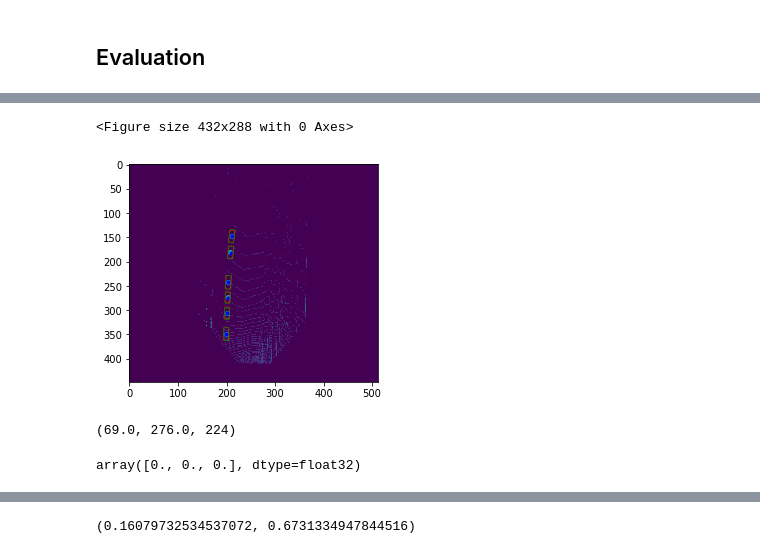
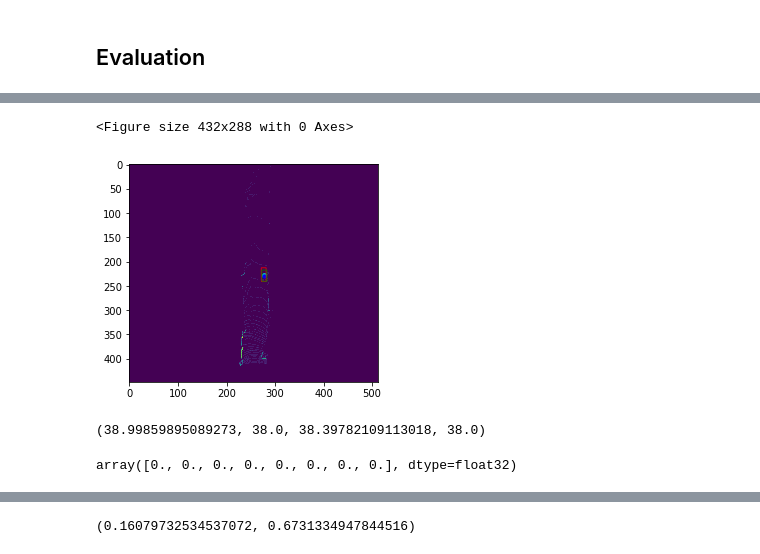
Before and after one commit to marmohamed/Multi-Modal-Fusion-For-3d-Object-Detection, a Jupyter notebook: src/Notebooks/Model Evaluation-Copy1.ipynb, the cells around one changed output, grey strips where cells are left out. Drawn from its saved outputs; the diff is of its cells as text; code cells hidden in the pictures.

```diff
--- a/src/Notebooks/Model Evaluation-Copy1.ipynb
+++ b/src/Notebooks/Model Evaluation-Copy1.ipynb
@@ -749,7 +750,7 @@ list_lidar_paths = list(map(lambda x: base_path+'/data_object_velodyne/training/
 list_label_paths = list(map(lambda x: base_path + '/data_object_label_2/training/label_2/' + x + '.txt', list_files))
 list_calib_paths = list(map(lambda x: base_path + '/data_object_calib/training/calib/' + x + '.txt', list_files))
 # %%
-i_c = 23
+i_c = 1
 current_file = list_files[i_c]
 current_file
 # %% [output]
@@ -868,8 +832,7 @@ plt.imshow(img)
 
 
 rot, tr, sc, image_translate_x, image_translate_y, ang, fliplr = get_augmentation_parameters(False)
-# fliplr = True
-# tr[0][0] = 10
+
 data_reader_obj = DataReader(list_camera_paths[i_c],
                              list_calib_paths[i_c],
                              list_label_paths[i_c],
@@ -877,9 +840,8 @@ data_reader_obj = DataReader(list_camera_paths[i_c],
                              rot, sc, tr, ang, image_translate_x, image_translate_y,
                              get_actual_dims=True,
                              fliplr=fliplr)
-
-# data_reader_obj.lidar_reader = LidarReader2(list_lidar_paths[i_c], list_calib_paths[i_c], list_camera_paths[i_c], rot, tr, sc, fliplr=fliplr)
-
+# data_reader_obj.lidar_reader.size = (448//4, 512//4, 35)
+data_reader_obj.label_reader.size = (448, 512, 35)
 camera_image = data_reader_obj.read_image()
 lidar_image = data_reader_obj.lidar_reader.read_lidar()
 _, label, directions = data_reader_obj.label_reader.read_label()
@@ -1232,26 +1193,26 @@ points = get_points(converted_points, list_calib_paths[i_c], th=th)
 res = '\n'.join([' '.join([str(l) for l in points[i]]) for i in range(len(points))])
 
 
-if True:
-        print('-------------------')
-        labels, indxes = read_label2(res, base_path + '/data_object_calib/training/calib/'+ current_file + '.txt', 0, 0, get_actual_dims=True, from_file=False)
-        print(len(labels), len(points))
-        if len(labels) != len(points):
-            print('not the same')
+# if True:
+#         print('-------------------')
+#         labels, indxes = read_label2(res, base_path + '/data_object_calib/training/calib/'+ current_file + '.txt', 0, 0, get_actual_dims=True, from_file=False)
+#         print(len(labels), len(points))
+#         if len(labels) != len(points):
+#             print('not the same')
 
-        points = np.array(points)
-        points = points[indxes]
-        if len(labels) > 0:
-            selected_idx = nms(labels, np.array([points[i][-1] for i in range(len(points))]), max_output_size=100, iou_threshold=0.3)
-        else:
-            selected_idx = []
-#         print('done', len(selected_idx))
+#         points = np.array(points)
+#         points = points[indxes]
+#         if len(labels) > 0:
+#             selected_idx = nms(labels, np.array([points[i][-1] for i in range(len(points))]), max_output_size=100, iou_threshold=0.3)
+#         else:
+#             selected_idx = []
+# #         print('done', len(selected_idx))
 
-        if len(selected_idx) > 0:
-            points = points[selected_idx]
-            res = '\n'.join([' '.join([str(l) for l in points[i]]) for i in range(len(points))])
-        else:
-            res=""
+#         if len(selected_idx) > 0:
+#             points = points[selected_idx]
+#             res = '\n'.join([' '.join([str(l) for l in points[i]]) for i in range(len(points))])
+#         else:
+#             res=""
 
 text_file = open('./' + current_file + '.txt', "wb+")
 text_file.write(res.encode())
@@ -1263,8 +1224,10 @@ data_reader_obj.label_reader = LabelReader('./' + current_file + '.txt',
                                            rot, tr, sc, ang, data_reader_obj.calib_reader,
                                         get_actual_dims=True,
                                         from_file=True, fliplr=fliplr)
-
-points, label_bev, directions = data_reader_obj.read_label()
+data_reader_obj.label_reader.size = (448, 512, 35)
+_, label_bev, _ = data_reader_obj.read_label()
+data_reader_obj.label_reader.get_actual_dims = False
+_, label_bev2, _ = data_reader_obj.read_label()
 
 plt.clf()
 fig,ax = plt.subplots(1)
@@ -1304,14 +1267,19 @@ for i in range(0, len(label_bev)):
     y = label_bev[i][1]
     print(y, x, w, h, -label_bev[i][6]*57.2958)
     ax.scatter(y, x, s=10, c='b')
-    polygon = convert5Pointto8Point(y, x, w, h, -label_bev[i][6]*57.2958)
+    polygon = convert5Pointto8Point(y, x, w, h, -label[i][6]*57.2958)
     xs = polygon[0::2]
     ys = polygon[1::2]
     l = []
-    for i in range(4):
-        l.append([xs[i], ys[i]])
+    for j in range(4):
+        l.append([xs[j], ys[j]])
 
-    rect = patches.Polygon(l,linewidth=0.75,edgecolor='g',facecolor='none')
+    if i == 2:
+        c = 'c'
+    else:
+        c = 'g'
+
+    rect = patches.Polygon(l,linewidth=0.75,edgecolor=c,facecolor='none')
     ax.add_patch(rect)
 
 print()
@@ -1337,11 +1298,11 @@ plt.show()
 <Figure size 432x288 with 0 Axes>
-[figure, old version]
+[figure, new version]
-# %%
-278.64734 // 4, 69.0*4, 56*4
-# %% [output]
-(69.0, 276.0, 224)
+# %%
+155.9943958035709/4, 155.9943958035709 // 4, 153.59128436452073/4, 153.59128436452073//4
+# %% [output]
+(38.99859895089273, 38.0, 38.39782109113018, 38.0)
 # %%
-t3 = feed_dict[model.y_true][0, 56, 69, :3]
+t3 = feed_dict[model.y_true][0, 29, 38, :8]
 t3
 # %% [output]
-array([0., 0., 0.], dtype=float32)
+array([0., 0., 0., 0., 0., 0., 0., 0.], dtype=float32)
```
Also changed, not shown: parts of 45 cells of this notebook, 1 other file.
